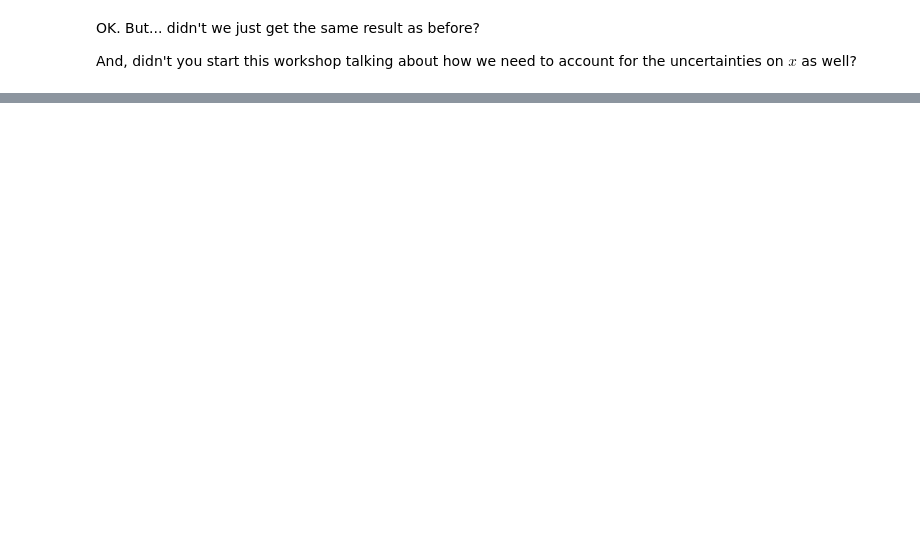
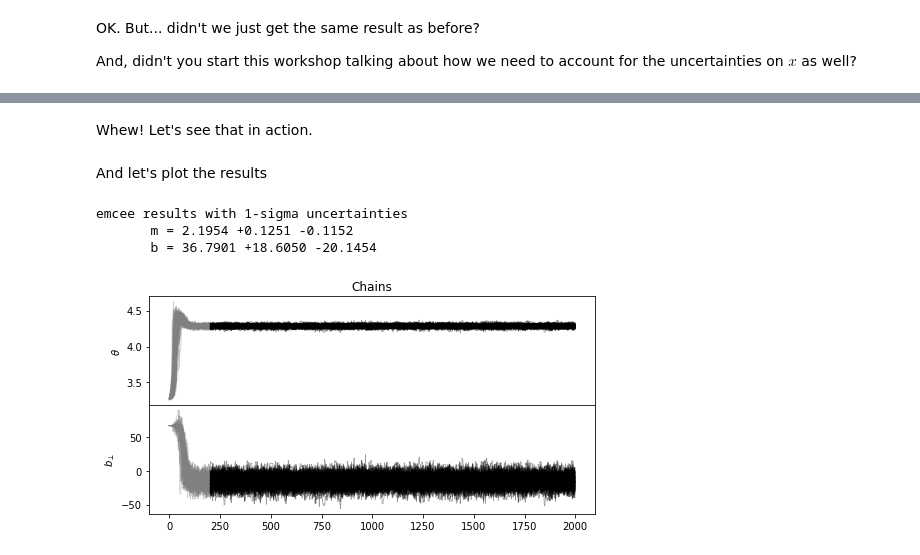
Before and after one commit to ageller/CRD2018emcee, a Jupyter notebook: emceeDemoCRD2018.ipynb, the cells around one changed output, grey strips where cells are left out. Drawn from its saved outputs; the diff is of its cells as text; code cells hidden in the pictures; blank space fills up the shorter version.

```diff
--- a/emceeDemoCRD2018.ipynb
+++ b/emceeDemoCRD2018.ipynb
@@ -360,3 +382,5 @@ $$ p\left(x_i, y_i\, |\, S_i, x,y\right) = \frac{1}{2\pi \sqrt{\det(S_i)}} \exp\
+# %% [markdown]
+Whew!  Let's see that in action.
 # %%
 def lnlike(theta, x, y, xerr, yerr, rhoxy):
     th, bperp = theta
@@ -366,13 +390,13 @@ def lnlike(theta, x, y, xerr, yerr, rhoxy):
     for (xx, yy, sx, sy, rxy) in zip(x, y, xerr, yerr, rhoxy):
         S = np.array([[ sx**2, rxy*sx*sy],
                     [rxy*sx*sy, sy**2.]])
-
         Z = np.array([[xx],[yy]])
         Delta = vT @ Z - bperp
-        Epsilon2 = vT @ S @ v
-        lnl += np.log( 1./(2.*np.pi * Epsilon2) * np.exp(-Delta**2. / (2. * Epsilon2)))
+        Sigma2 = vT @ S @ v
+        #lnl += (np.log( 1./(2.*np.pi * Sigma2)) - Delta**2. / (2. * Sigma2)) #this gives a slightly different result
+        lnl -= Delta**2. / (2. * Sigma2) #this ignores the constant K but gives the same result as in the Hogg paper
 
-    return lnl.squeeze()
+    return lnl#.squeeze()
 
 def lnprior(theta):
     th, bperp = theta
@@ -397,0 +432,28 @@ def bFromThBp(th, bp):
+# %% [markdown]
+And let's plot the results
+# %%
+# set a "burn-in" limit
+nburn = 200
+th_samples = np.array(sampler.chain[:,nburn:,0]).flatten()
+bp_samples = np.array(sampler.chain[:,nburn:,1]).flatten()
+m_samples = mFromTh(th_samples)
+b_samples = bFromThBp(th_samples, bp_samples)
+
+#print the results taking 1-sigma confidence intervals
+samples = np.vstack([m_samples, b_samples]).T
+m_mcmc, b_mcmc = map(lambda v: (v[1], v[2]-v[1], v[1]-v[0]), zip(*np.percentile(samples, [16, 50, 84], axis=0)))
+print("emcee results with 1-sigma uncertainties\n \
+      m = {:.4f} +{:.4f} -{:.4f}\n \
+      b = {:.4f} +{:.4f} -{:.4f}\n" \
+      .format(m_mcmc[0], m_mcmc[1], m_mcmc[2], b_mcmc[0], b_mcmc[1], b_mcmc[2]))
+# %% [output]
+emcee results with 1-sigma uncertainties
+       m = 2.1954 +0.1251 -0.1152
+       b = 36.7901 +18.6050 -20.1454
+# %%
+paramsNames = [r'$\theta$', r'$b_\perp$']
+
+#chain plot
+axC = plotChains(sampler, nburn, paramsNames)
+# %% [output]
+[figure, added]
```
Also changed, not shown: parts of 25 cells of this notebook.
